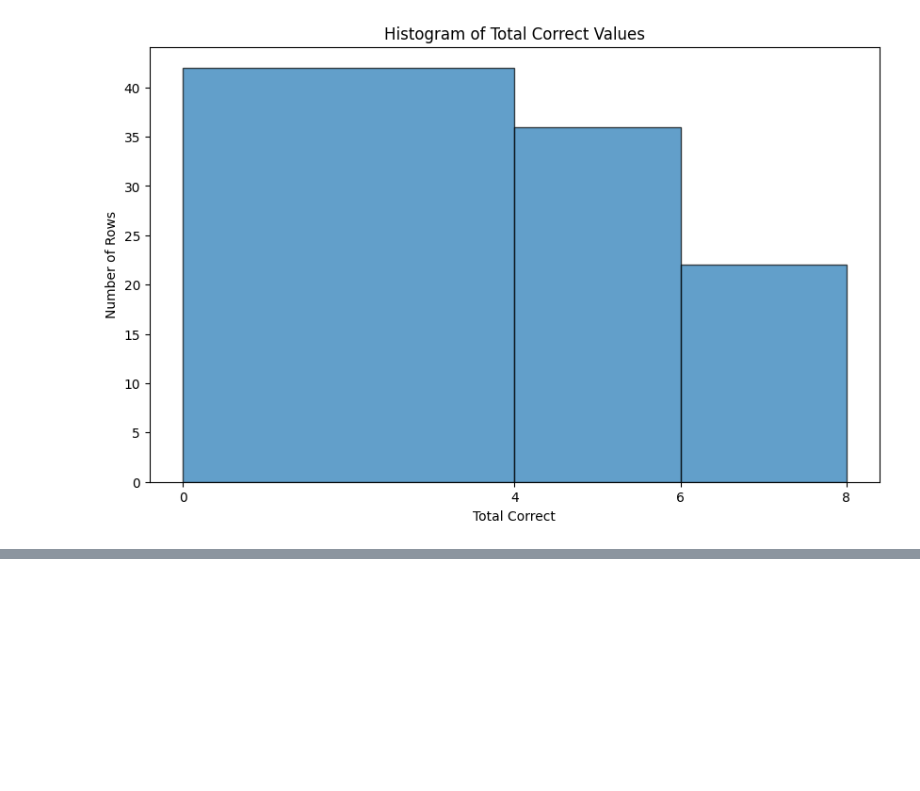
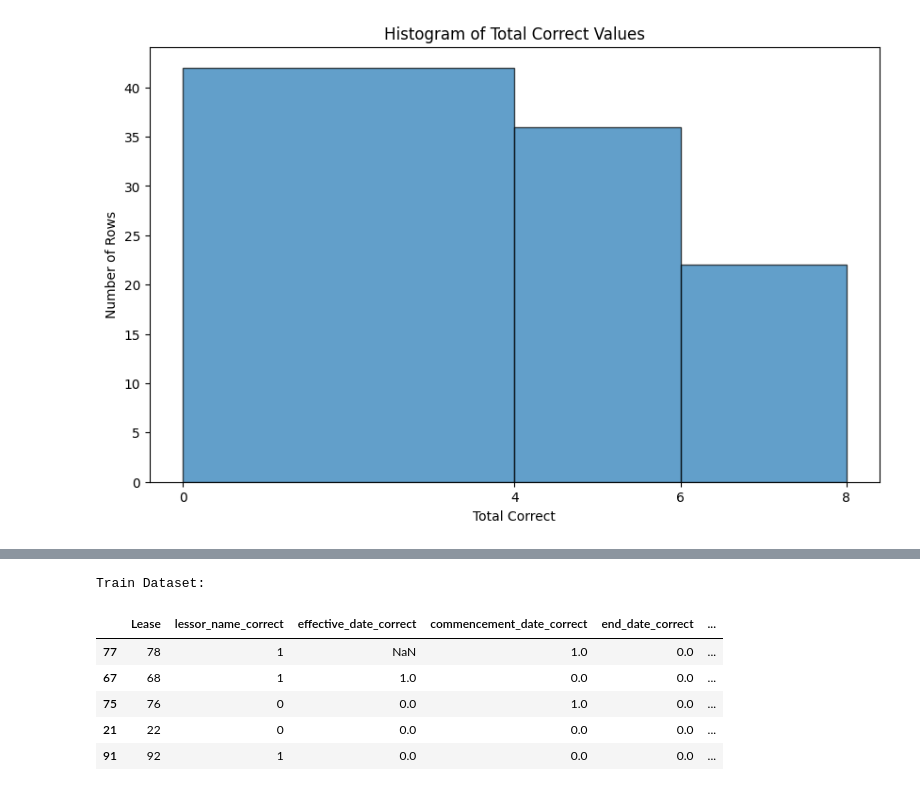
Before and after one commit to DavidArmendariz/eafit-tesis, a Jupyter notebook: notebooks/correct_analysis.ipynb, the cells around one changed output, grey strips where cells are left out. Cells and saved outputs as stored; diff of their text form; code cells hidden in the pictures; blank space fills up the shorter version.

Commit message:
Adds train test xlsx

```diff
--- a/notebooks/correct_analysis.ipynb
+++ b/notebooks/correct_analysis.ipynb
@@ -105,3 +105,14 @@ plt.xticks(bins)
 plt.show()
 # %% [output]
 [figure]
+# %%
+# Define the bins and corresponding tags
+bins = [limit1, limit2, limit3, limit4]
+tags = [0, 1, 2]
+
+# Use pd.cut to create the tags
+new_df["tag"] = pd.cut(
+    new_df["total_correct"], bins=bins, labels=tags, include_lowest=True, right=True
+)
+
+new_df.head()
@@ -107,0 +126,19 @@ plt.show()
+# %%
+from sklearn.model_selection import train_test_split
+
+# Split the data
+train_df, test_df = train_test_split(
+    new_df, test_size=0.3, stratify=new_df["tag"], random_state=42
+)
+
+# Display the first few rows of the train and test datasets
+print("Train Dataset:")
+train_df.head()
+# %% [output]
+Train Dataset:
+|  | Lease | lessor_name_correct | effective_date_correct | commencement_date_correct | end_date_correct | ... |
+| 77 | 78 | 1 | NaN | 1.0 | 0.0 | ... |
+| 67 | 68 | 1 | 1.0 | 0.0 | 0.0 | ... |
+| 75 | 76 | 0 | 0.0 | 1.0 | 0.0 | ... |
+| 21 | 22 | 0 | 0.0 | 0.0 | 0.0 | ... |
+| 91 | 92 | 1 | 0.0 | 0.0 | 0.0 | ... |
```
Also changed, not shown: parts of 3 cells of this notebook, 5 other files.
